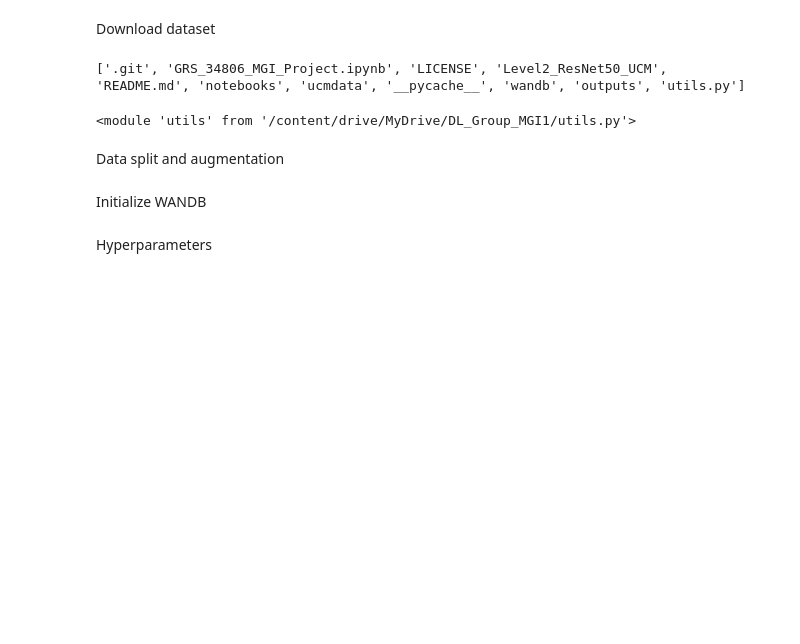
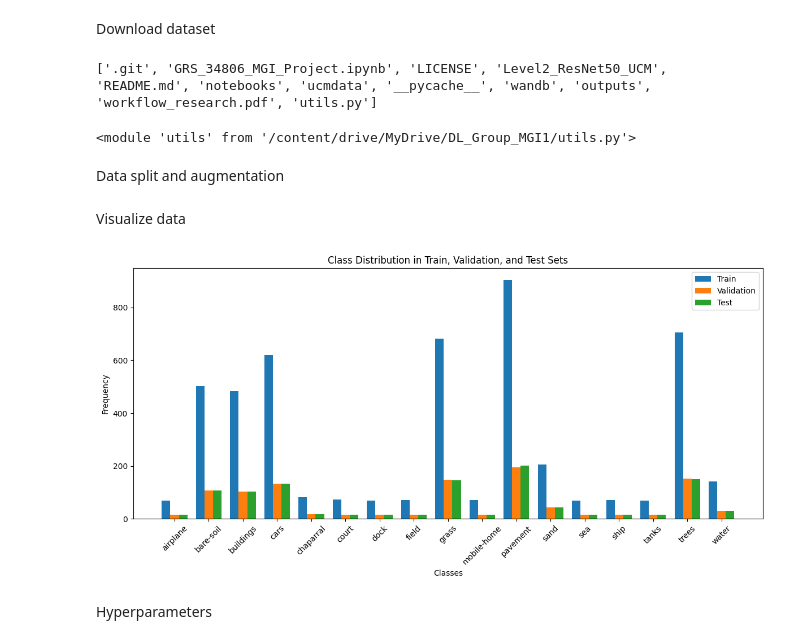
Before and after one commit to gabrielcastrob/Deep_learning_WUR, a Jupyter notebook: notebooks/00_ML_Resnet.ipynb, the cells around one changed output. Drawn from its saved outputs; the diff is of its cells as text; code cells hidden in the pictures; blank space fills up the shorter version.

```diff
--- a/notebooks/00_ML_Resnet.ipynb
+++ b/notebooks/00_ML_Resnet.ipynb
@@ -92,15 +92,10 @@ if not os.path.exists('ucmdata'):
     shutil.rmtree('UCMImages')
     os.remove('README.md')
     os.remove('UCMerced_LandUse.zip')
-UCM_images_path = "/ucmdata/Images/"
-Multilabels_path = "/ucmdata/LandUse_Multilabeled.txt"
 
 print(os.listdir('.'))
-
-# After git pull, reload utils to get the latest changes without restarting the notebook
-importlib.reload(utils)
 # %% [output]
-['.git', 'GRS_34806_MGI_Project.ipynb', 'LICENSE', 'Level2_ResNet50_UCM', 'README.md', 'notebooks', 'ucmdata', '__pycache__', 'wandb', 'outputs', 'utils.py']
+['.git', 'GRS_34806_MGI_Project.ipynb', 'LICENSE', 'Level2_ResNet50_UCM', 'README.md', 'notebooks', 'ucmdata', '__pycache__', 'wandb', 'outputs', 'workflow_research.pdf', 'utils.py']
 <module 'utils' from '/content/drive/MyDrive/DL_Group_MGI1/utils.py'>
 # %% [markdown]
 Data split and augmentation
@@ -137,5 +122,34 @@ distribution_df.to_csv("outputs/Balanced_class_distribution.csv", index=False)
-# %% [markdown]
-Initialize WANDB
+# %% [markdown]
+Visualize data
+# %%
+# DF appends the class frequencies
+import numpy as np
+distribution_df = pd.DataFrame({
+    "class": classes,
+    "train_freq": train_labels.sum(axis=0),
+    "val_freq": val_labels.sum(axis=0),
+    "test_freq": test_labels.sum(axis=0),
+})
+
+# Visualize the class distribution in a bar plot
+def class_distribution_plot(distribution_df, classes):
+    plt.figure(figsize=(12, 6))
+    x = np.arange(len(classes))
+    width = 0.25
+    plt.bar(x - width, distribution_df["train_freq"], width, label="Train")
+    plt.bar(x, distribution_df["val_freq"], width, label="Validation")
+    plt.bar(x + width, distribution_df["test_freq"], width, label="Test")
+    plt.xticks(x, classes, rotation=45)
+    plt.xlabel("Classes")
+    plt.ylabel("Frequency")
+    plt.title("Class Distribution in Train, Validation, and Test Sets")
+    plt.legend()
+    plt.tight_layout()
+    plt.savefig("outputs/Balanced_class_distribution.png")
+
+class_distribution_plot(distribution_df, classes)
+# %% [output]
+[figure, added]
 # %% [markdown]
 Hyperparameters
 # %%
```
Also changed, not shown: parts of 15 cells of this notebook, 1 other file.
